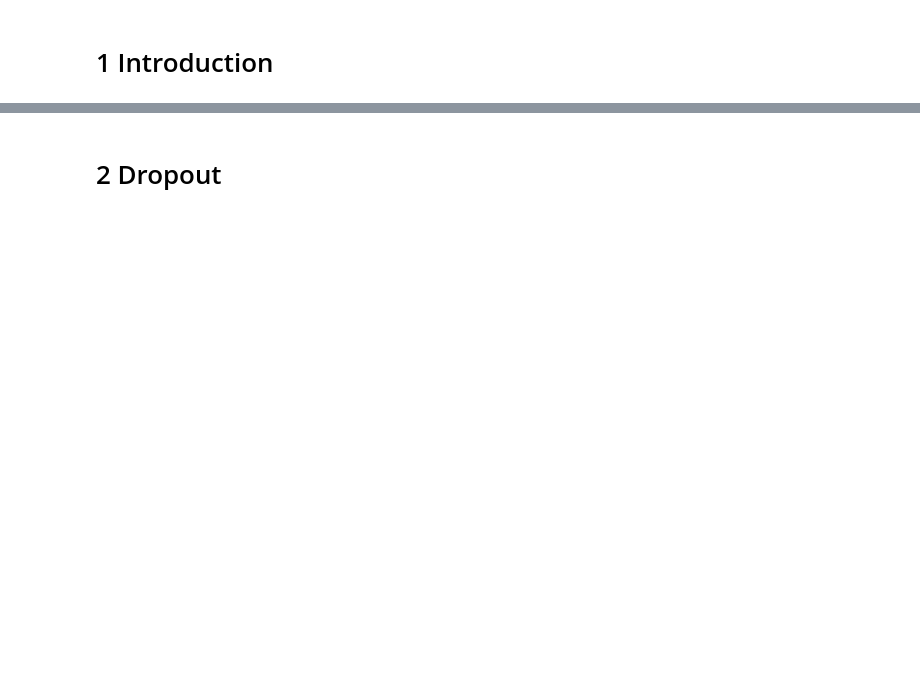
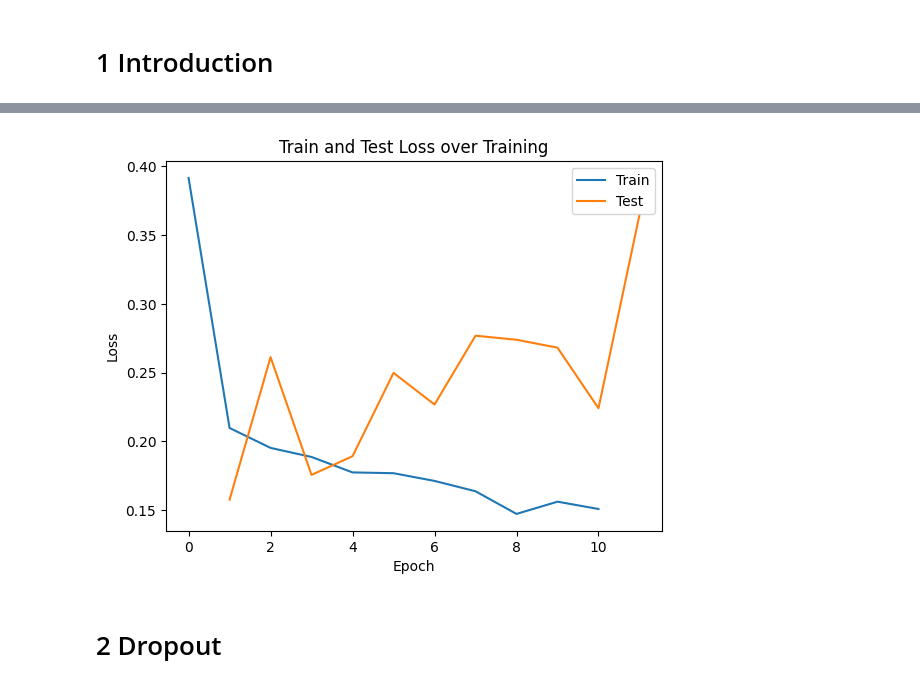
Before and after one commit to Ruben-Hartenstein/machine_learning_essentials, a Jupyter notebook: exercise_3/cnn.ipynb, the cells around one changed output, grey strips where cells are left out. Drawn from its saved outputs; the diff is of its cells as text; code cells hidden in the pictures; blank space fills up the shorter version.

```diff
--- a/exercise_3/cnn.ipynb
+++ b/exercise_3/cnn.ipynb
@@ -131,3 +129,86 @@ def calculate_test_error(shape, model, params):
     test_error /= total_samples
 
     print(f"Test Error: {test_error * 100:.2f}%")
+# %%
+# define the neural network
+def model(x, w_h, w_h2, w_o):
+    h = rectify(x @ w_h)
+    h2 = rectify(h @ w_h2)
+    pre_softmax = h2 @ w_o
+    return pre_softmax
+
+
+# initialize weights
+
+# input shape is (B, 784)
+w_h = init_weights((784, 625))
+# hidden layer with 625 neurons
+w_h2 = init_weights((625, 625))
+# hidden layer with 625 neurons
+w_o = init_weights((625, 10))
+# output shape is (B, 10)
+
+
+optimizer = RMSprop(params=[w_h, w_h2, w_o])
+
+
+n_epochs = 10
+
+train_loss = []
+test_loss = []
+
+# put this into a training loop over 100 epochs
+for epoch in range(n_epochs + 1):
+    train_loss_this_epoch = []
+    for idx, batch in enumerate(train_dataloader):
+        x, y = batch
+
+        # our model requires flattened input
+        x = x.reshape(batch_size, 784)
+        # feed input through model
+        noise_py_x = model(x, w_h, w_h2, w_o)
+
+        # reset the gradient
+        optimizer.zero_grad()
+
+        # the cross-entropy loss function already contains the softmax
+        loss = cross_entropy(noise_py_x, y, reduction="mean")
+
+        train_loss_this_epoch.append(float(loss))
+
+        # compute the gradient
+        loss.backward()
+        # update weights
+        optimizer.step()
+
+    train_loss.append(np.mean(train_loss_this_epoch))
+
+    # test periodically
+    if epoch % (n_epochs//10) == 0:
+        print(f"Epoch: {epoch}")
+        print(f"Mean Train Loss: {train_loss[-1]:.2e}")
+        test_loss_this_epoch = []
+
+        # no need to compute gradients for validation
+        with torch.no_grad():
+            for idx, batch in enumerate(test_dataloader):
+                x, y = batch
+                x = x.reshape(batch_size, 784)
+                noise_py_x = model(x, w_h, w_h2, w_o)
+
+                loss = cross_entropy(noise_py_x, y, reduction="mean")
+                test_loss_this_epoch.append(float(loss))
+
+        test_loss.append(np.mean(test_loss_this_epoch))
+
+        print(f"Mean Test Loss:  {test_loss[-1]:.2e}")
+
+calculate_test_error((batch_size, 784), model, (x, w_h, w_h2, w_o))
+
+plt.plot(np.arange(n_epochs + 1), train_loss, label="Train")
+plt.plot(np.arange(1, n_epochs + 2, n_epochs//10), test_loss, label="Test")
+plt.title("Train and Test Loss over Training")
+plt.xlabel("Epoch")
+plt.ylabel("Loss")
+plt.legend()
+# %% [output]
@@ -134,3 +233,4 @@ def calculate_test_error(shape, model, params):
+[figure, added]
 # %% [markdown]
 # 2 Dropout
 # %%
```
Also changed, not shown: parts of 15 cells of this notebook, 3 other files.
